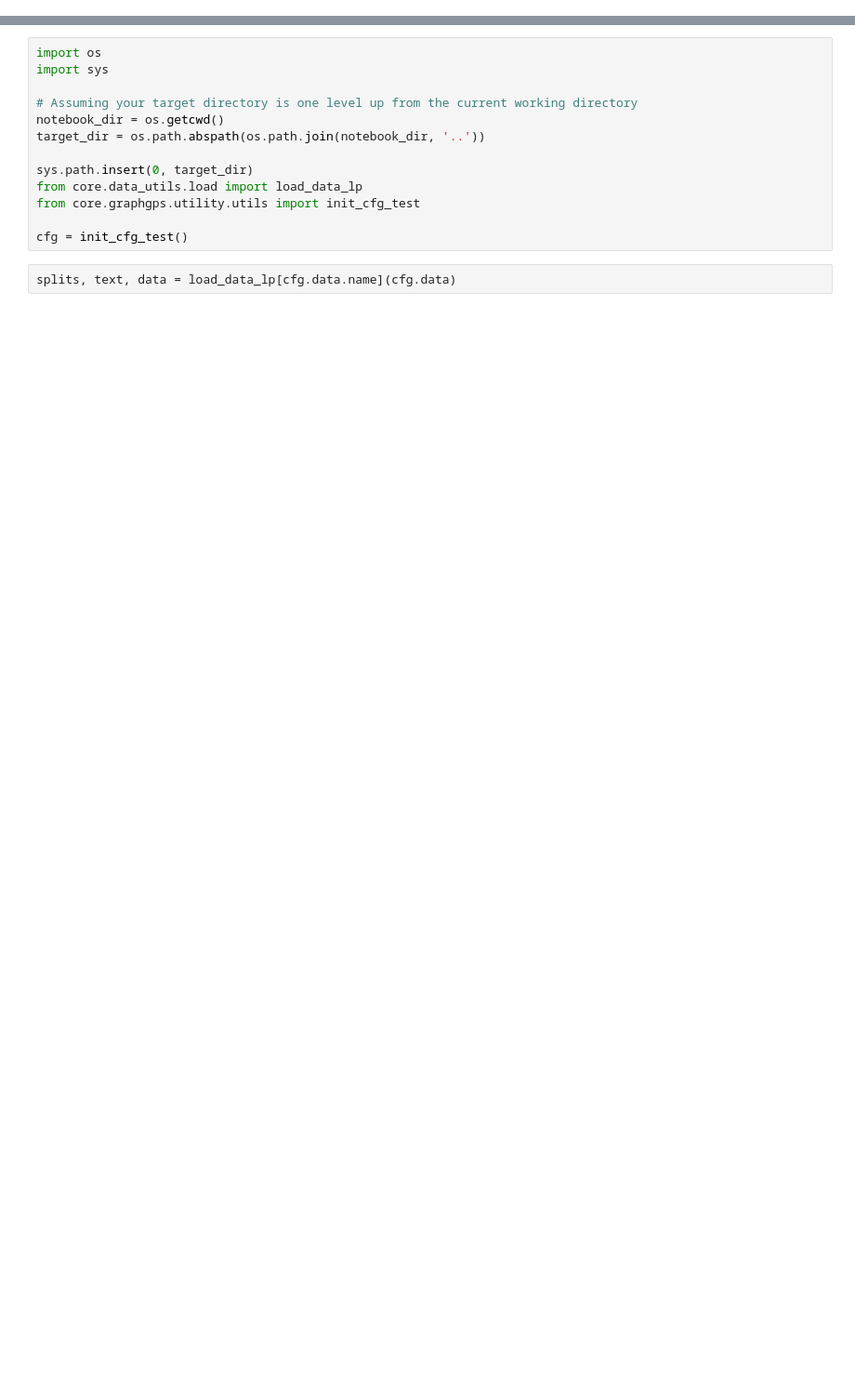
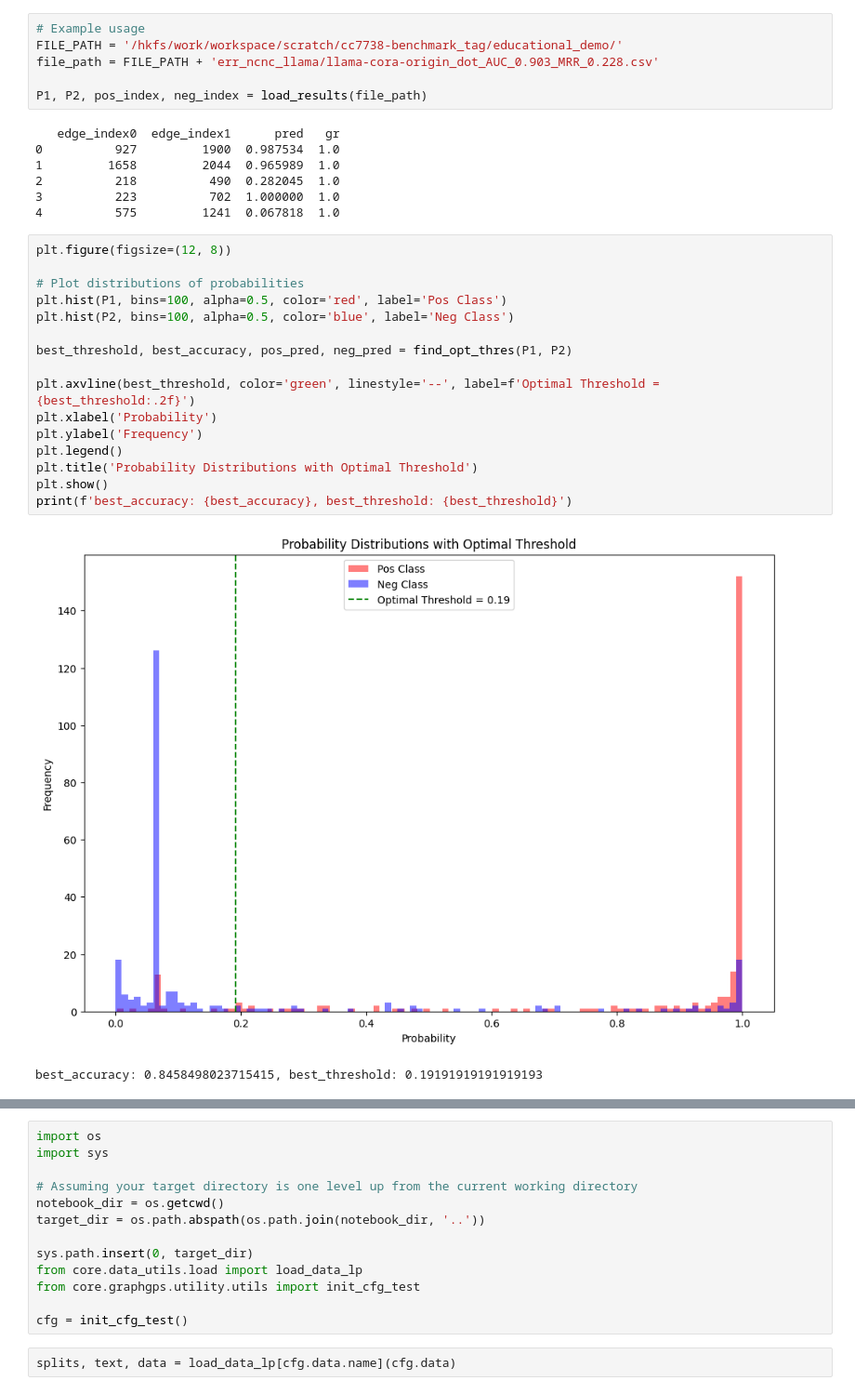
Before and after one commit to csanders90/TAPE, a Jupyter notebook: analysis/llama_cora.ipynb, the cells around one changed output, grey strips where cells are left out. Shown at 93% size. Saved outputs shown, nothing was run; the diff lists cells and outputs as text; blank space fills up the shorter version.

```diff
--- a/analysis/llama_cora.ipynb
+++ b/analysis/llama_cora.ipynb
@@ -103,0 +12,32 @@ best_accuracy: 0.8458498023715415, best_threshold: 0.19191919191919193
+# %%
+# Example usage
+FILE_PATH = '/hkfs/work/workspace/scratch/cc7738-benchmark_tag/educational_demo/'
+file_path = FILE_PATH + 'err_ncnc_llama/llama-cora-origin_dot_AUC_0.903_MRR_0.228.csv'
+
+P1, P2, pos_index, neg_index = load_results(file_path)
+# %% [output]
+   edge_index0  edge_index1      pred   gr
+0          927         1900  0.987534  1.0
+1         1658         2044  0.965989  1.0
+2          218          490  0.282045  1.0
+3          223          702  1.000000  1.0
+4          575         1241  0.067818  1.0
+# %%
+plt.figure(figsize=(12, 8))
+
+# Plot distributions of probabilities
+plt.hist(P1, bins=100, alpha=0.5, color='red', label='Pos Class')
+plt.hist(P2, bins=100, alpha=0.5, color='blue', label='Neg Class')
+
+best_threshold, best_accuracy, pos_pred, neg_pred = find_opt_thres(P1, P2)
+
+plt.axvline(best_threshold, color='green', linestyle='--', label=f'Optimal Threshold = {best_threshold:.2f}')
+plt.xlabel('Probability')
+plt.ylabel('Frequency')
+plt.legend()
+plt.title('Probability Distributions with Optimal Threshold')
+plt.show()
+print(f'best_accuracy: {best_accuracy}, best_threshold: {best_threshold}')
+# %% [output]
+[figure, added]
+best_accuracy: 0.8458498023715415, best_threshold: 0.19191919191919193
```
Also changed, not shown: parts of 14 cells of this notebook, 5 other files.
